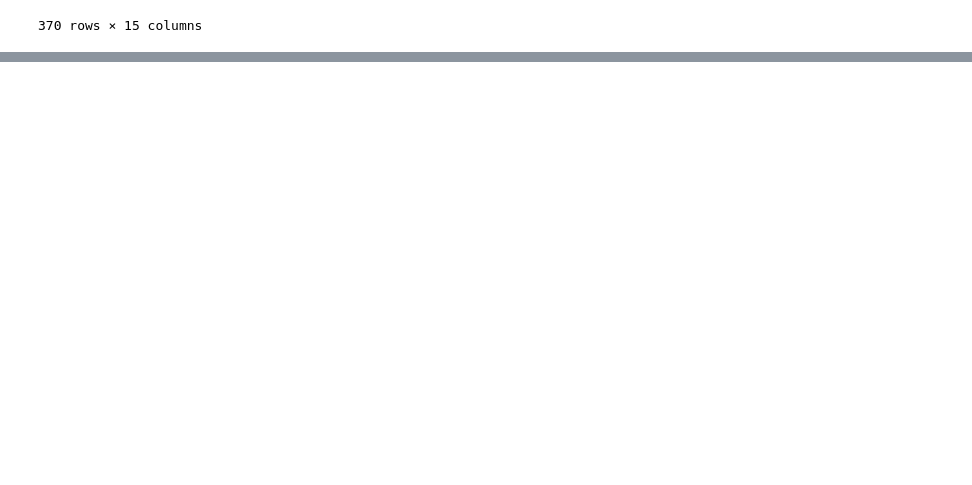
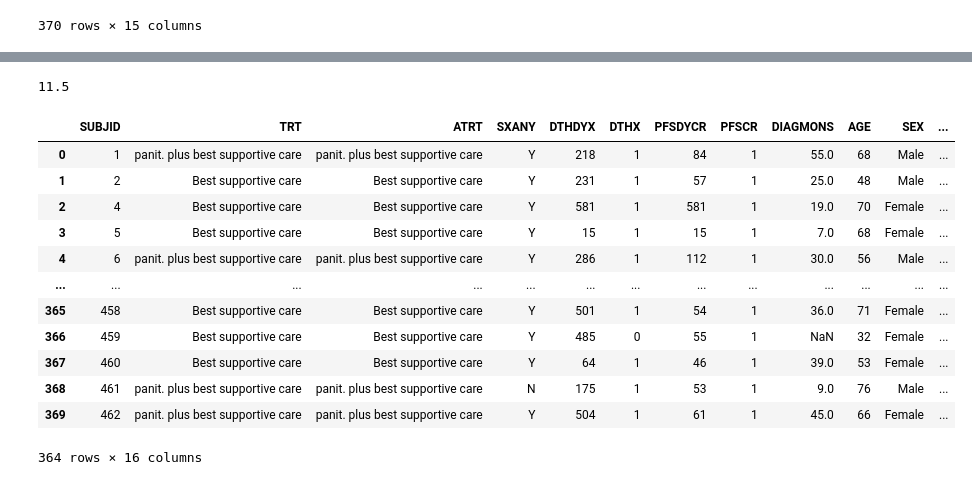
Before and after one commit to jinho3501/Panitumumab, a Jupyter notebook: 진호의 공간/data handling.ipynb, the cells around one changed output, grey strips where cells are left out. Drawn from its saved outputs; the diff is of its cells as text; code cells hidden in the pictures; blank space fills up the shorter version.

```diff
--- a/진호의 공간/data handling.ipynb
+++ b/진호의 공간/data handling.ipynb
@@ -392,3 +392,7 @@ bio_final
 | 368 | 461 | KRAS exon 2 (c12/13) | Mutant | KRAS exon 3 (c61) | NaN | KRAS exon 4 (c117/146) | NaN | NRAS exon 2 (c12/13) | NaN | NRAS exon 3 (c61) | NaN | ... |
 | 369 | 462 | KRAS exon 2 (c12/13) | Mutant | KRAS exon 3 (c61) | Wild-type | KRAS exon 4 (c117/146) | Wild-type | NRAS exon 2 (c12/13) | Wild-type | NRAS exon 3 (c61) | Wild-type | ... |
 370 rows × 15 columns
+# %%
+
+adae = pd.read_csv('../csv_file/ADAE_PDS2019.csv')
+adsl = pd.read_csv('../csv_file/ADSL_PDS2019.csv')
@@ -394,0 +418,23 @@ bio_final
+# %%
+first
+# %% [output]
+11.5
+# %%
+landmark = 15
+final_skin =  adsl[adsl['DTHDYX']>=landmark].copy()
+#6명이 15일 전에 사망
+final_skin
+# %% [output]
+|  | SUBJID | TRT | ATRT | SXANY | DTHDYX | DTHX | PFSDYCR | PFSCR | DIAGMONS | AGE | SEX | ... |
+| 0 | 1 | panit. plus best supportive care | panit. plus best supportive care | Y | 218 | 1 | 84 | 1 | 55.0 | 68 | Male | ... |
+| 1 | 2 | Best supportive care | Best supportive care | Y | 231 | 1 | 57 | 1 | 25.0 | 48 | Male | ... |
+| 2 | 4 | Best supportive care | Best supportive care | Y | 581 | 1 | 581 | 1 | 19.0 | 70 | Female | ... |
+| 3 | 5 | Best supportive care | Best supportive care | Y | 15 | 1 | 15 | 1 | 7.0 | 68 | Female | ... |
+| 4 | 6 | panit. plus best supportive care | panit. plus best supportive care | Y | 286 | 1 | 112 | 1 | 30.0 | 56 | Male | ... |
+| ... | ... | ... | ... | ... | ... | ... | ... | ... | ... | ... | ... | ... |
+| 365 | 458 | Best supportive care | Best supportive care | Y | 501 | 1 | 54 | 1 | 36.0 | 71 | Female | ... |
+| 366 | 459 | Best supportive care | Best supportive care | Y | 485 | 0 | 55 | 1 | NaN | 32 | Female | ... |
+| 367 | 460 | Best supportive care | Best supportive care | Y | 64 | 1 | 46 | 1 | 39.0 | 53 | Female | ... |
+| 368 | 461 | panit. plus best supportive care | panit. plus best supportive care | N | 175 | 1 | 53 | 1 | 9.0 | 76 | Male | ... |
+| 369 | 462 | panit. plus best supportive care | panit. plus best supportive care | Y | 504 | 1 | 61 | 1 | 45.0 | 66 | Female | ... |
+364 rows × 16 columns
```
Also changed, not shown: parts of 17 cells of this notebook, 5 other files.
